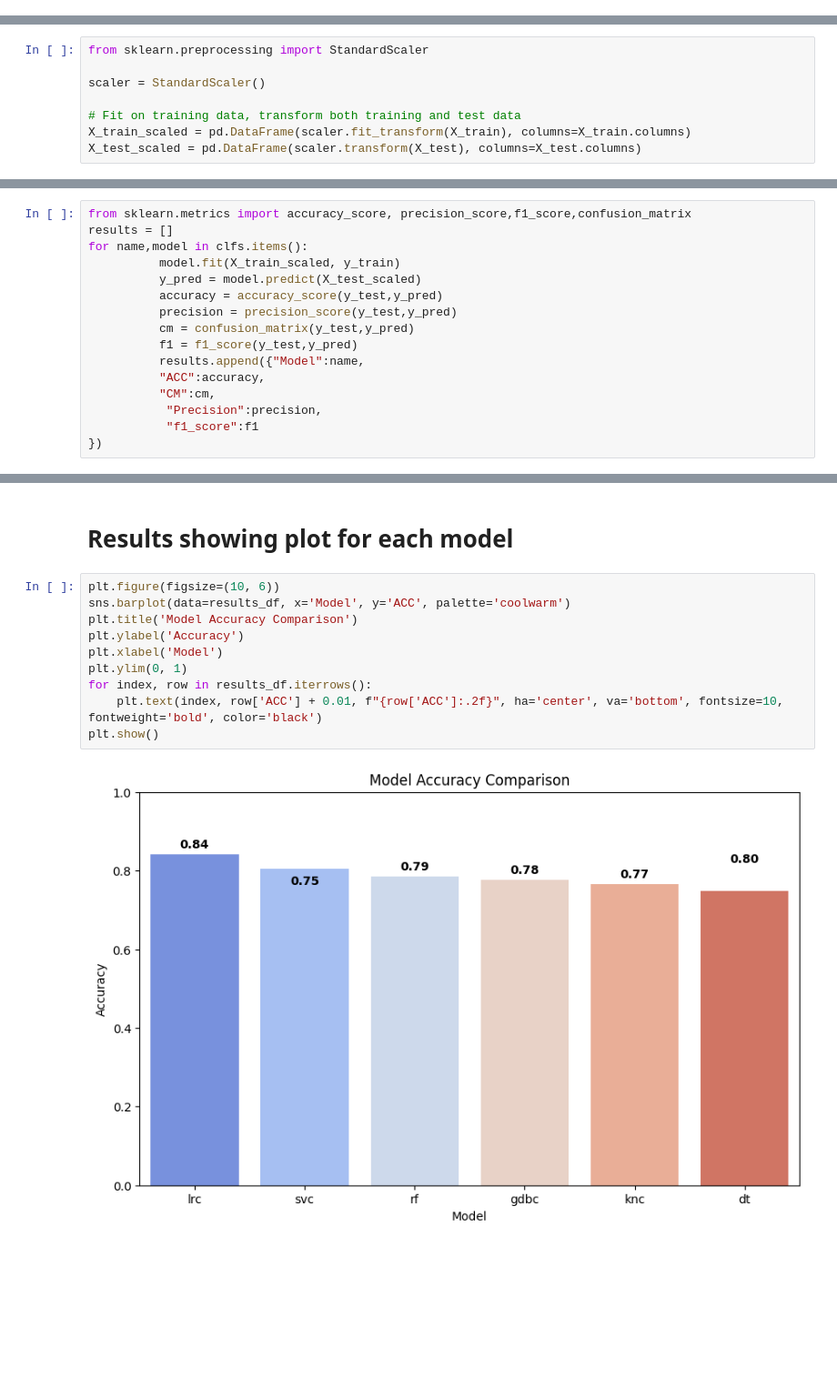
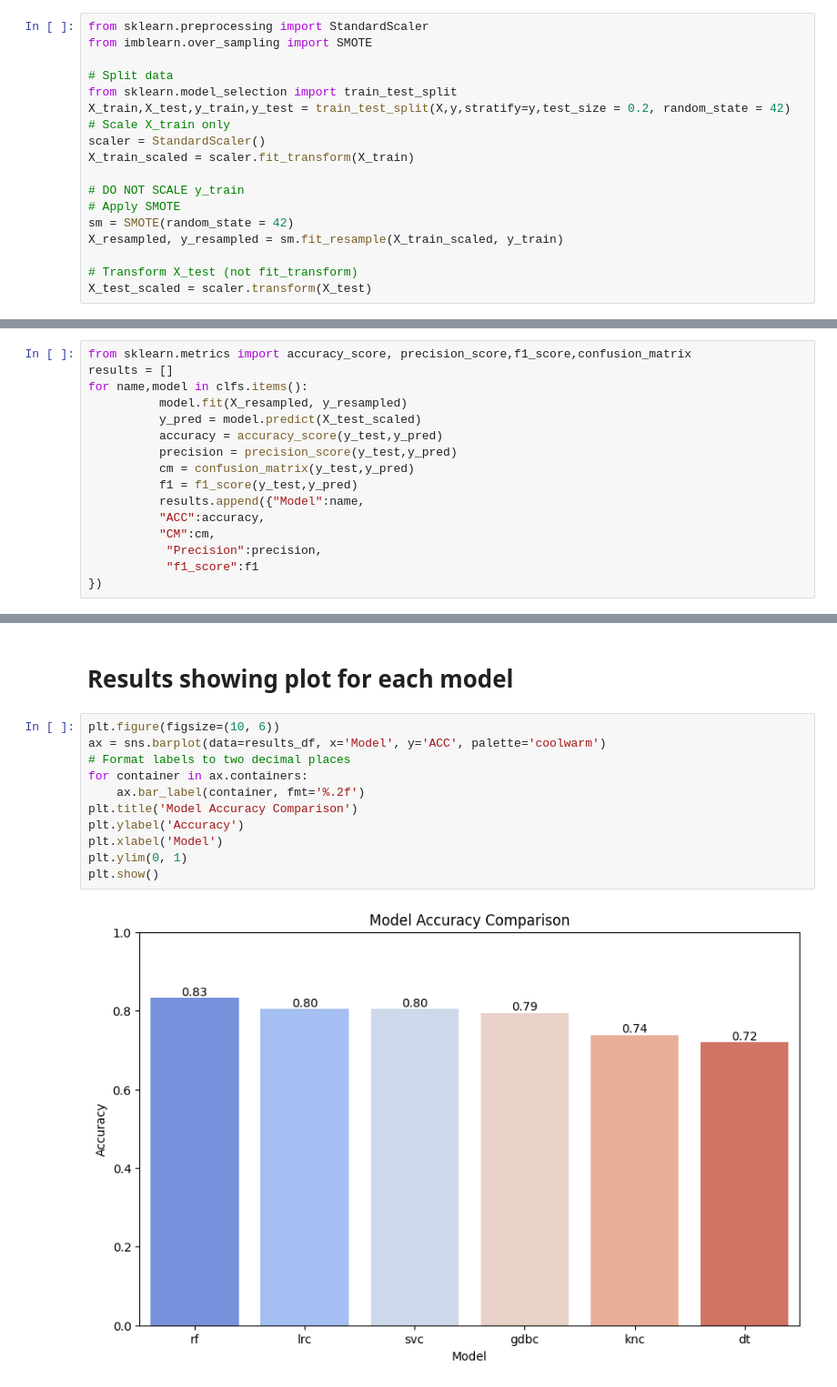
Before and after one commit to dinislamweb/diabetics-prediction-, a Jupyter notebook: diabetes_updated.ipynb, the cells around one changed output, grey strips where cells are left out. Shown at 91% size. Cells and saved outputs as stored; diff of their text form; blank space fills up the shorter version.

Commit message:
updated result added

```diff
--- a/diabetes_updated.ipynb
+++ b/diabetes_updated.ipynb
@@ -522,3 +534,21 @@ X_train,X_test,y_train,y_test = train_test_split(X,y,stratify=y,test_size = 0.2,
+# %%
+from sklearn.preprocessing import StandardScaler
+from imblearn.over_sampling import SMOTE
+
+# Split data
+from sklearn.model_selection import train_test_split
+X_train,X_test,y_train,y_test = train_test_split(X,y,stratify=y,test_size = 0.2, random_state = 42)
+# Scale X_train only
+scaler = StandardScaler()
+X_train_scaled = scaler.fit_transform(X_train)
+
+# DO NOT SCALE y_train
+# Apply SMOTE
+sm = SMOTE(random_state = 42)
+X_resampled, y_resampled = sm.fit_resample(X_train_scaled, y_train)
+
+# Transform X_test (not fit_transform)
+X_test_scaled = scaler.transform(X_test)
 # %% [markdown]
 #### spliting the training data and testing data
 #### test data 20% and train data 80%
@@ -528,8 +555,0 @@ X_train,X_test,y_train,y_test = train_test_split(X,y,stratify=y,test_size = 0.2,
-# %%
-from sklearn.preprocessing import StandardScaler
-
-scaler = StandardScaler()
-
-# Fit on training data, transform both training and test data
-X_train_scaled = pd.DataFrame(scaler.fit_transform(X_train), columns=X_train.columns)
-X_test_scaled = pd.DataFrame(scaler.transform(X_test), columns=X_test.columns)
@@ -562,7 +637,7 @@ clfs = {
 from sklearn.metrics import accuracy_score, precision_score,f1_score,confusion_matrix
 results = []
 for name,model in clfs.items():
-          model.fit(X_train_scaled, y_train)
+          model.fit(X_resampled, y_resampled)
           y_pred = model.predict(X_test_scaled)
           accuracy = accuracy_score(y_test,y_pred)
           precision = precision_score(y_test,y_pred)
@@ -604,16 +679,17 @@ results_df
 # Results showing plot for each model
 # %%
 plt.figure(figsize=(10, 6))
-sns.barplot(data=results_df, x='Model', y='ACC', palette='coolwarm')
+ax = sns.barplot(data=results_df, x='Model', y='ACC', palette='coolwarm')
+# Format labels to two decimal places
+for container in ax.containers:
+    ax.bar_label(container, fmt='%.2f')
 plt.title('Model Accuracy Comparison')
 plt.ylabel('Accuracy')
 plt.xlabel('Model')
 plt.ylim(0, 1)
-for index, row in results_df.iterrows():
-    plt.text(index, row['ACC'] + 0.01, f"{row['ACC']:.2f}", ha='center', va='bottom', fontsize=10, fontweight='bold', color='black')
 plt.show()
 # %% [output]
-[figure, old version]
+[figure, new version]
 # %%
 
 plt.figure(figsize=(10, 6))
```
Also changed, not shown: parts of 18 cells of this notebook, 1 other file.
